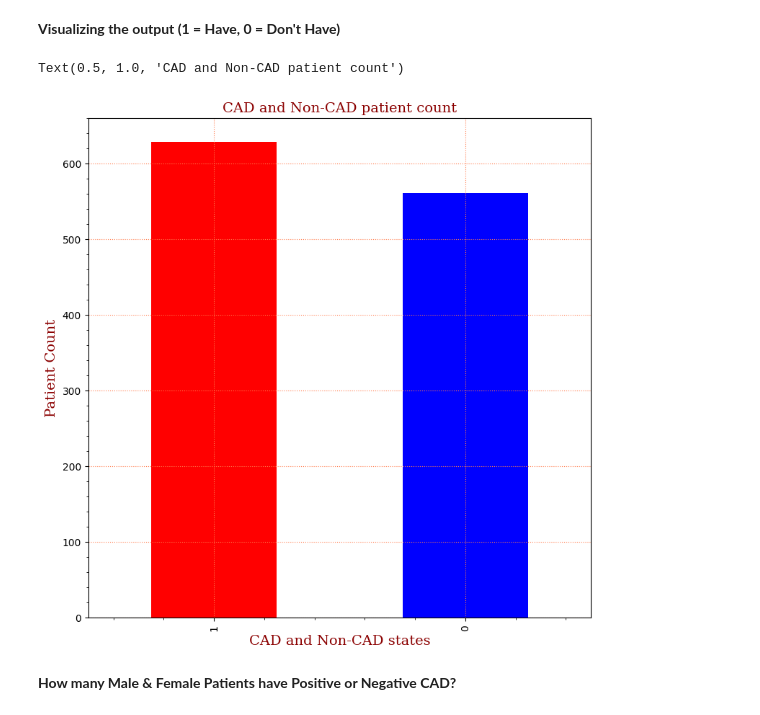
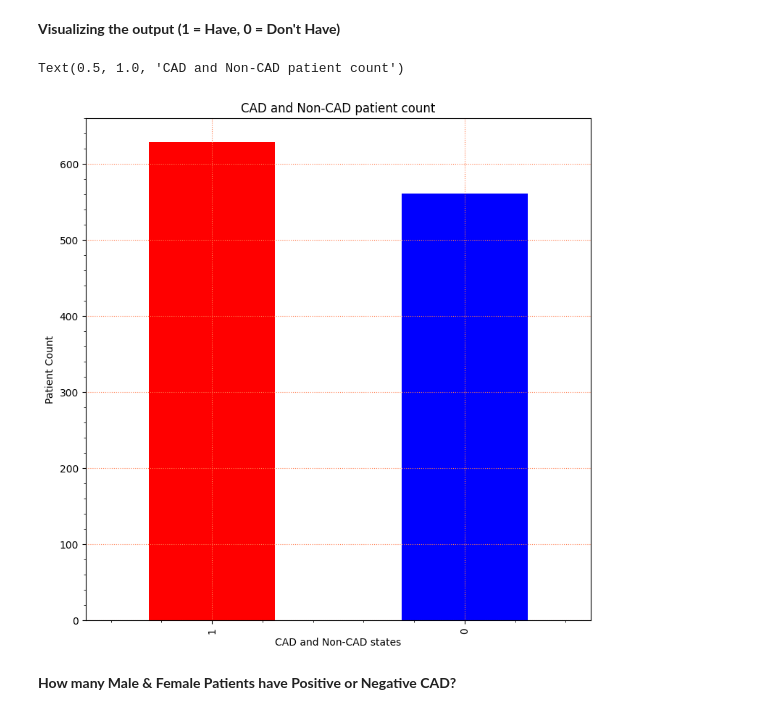
Before and after one commit to wakilahmadhamidi/Coronary_Artery_Disease, a Jupyter notebook: Coronary_Artery_Disease.ipynb, the cells around one changed output. Saved outputs shown, nothing was run; the diff lists cells and outputs as text; code cells hidden in the pictures.

```diff
--- a/Coronary_Artery_Disease.ipynb
+++ b/Coronary_Artery_Disease.ipynb
@@ -143,13 +255,13 @@ Name: target, dtype: int64
 # %%
 data['target'].value_counts().plot(kind='bar', figsize=(9,9), color= ['red','blue'])
 plt.minorticks_on()
 plt.grid(which='major',color='coral',linestyle=':')
-plt.xlabel('CAD and Non-CAD states',fontdict=bar_font)
-plt.ylabel('Patient Count',fontdict=bar_font)
-plt.title('CAD and Non-CAD patient count',fontdict=bar_font)
+plt.xlabel('CAD and Non-CAD states')
+plt.ylabel('Patient Count')
+plt.title('CAD and Non-CAD patient count')
 # %% [output]
 Text(0.5, 1.0, 'CAD and Non-CAD patient count')
-[figure, old version]
+[figure, new version]
 # %% [markdown]
 **How many Male & Female Patients have Positive or Negative CAD?**
 # %%
```
Also changed, not shown: parts of 10 cells of this notebook.
